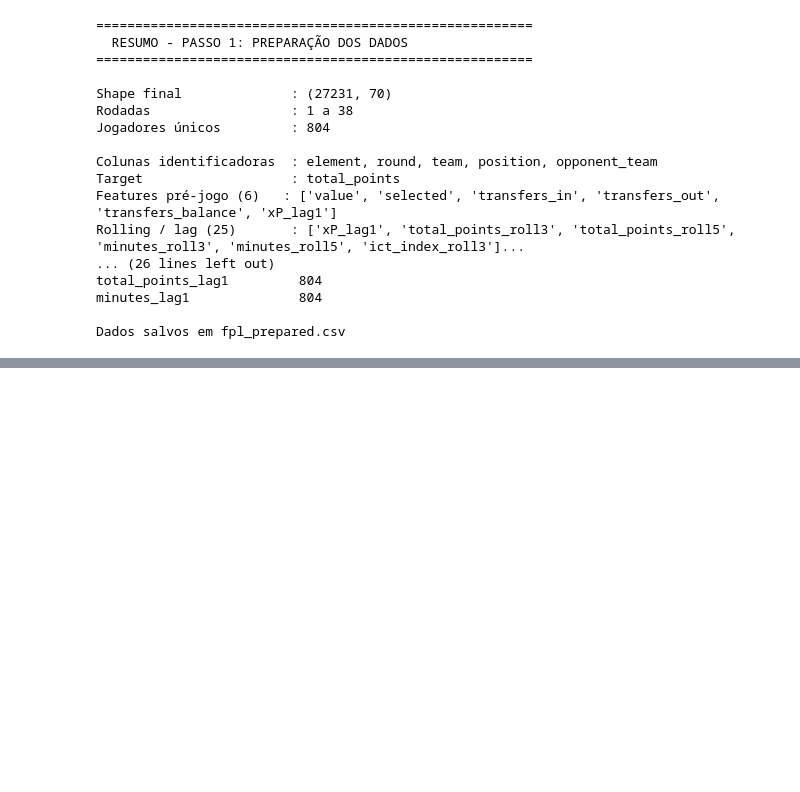
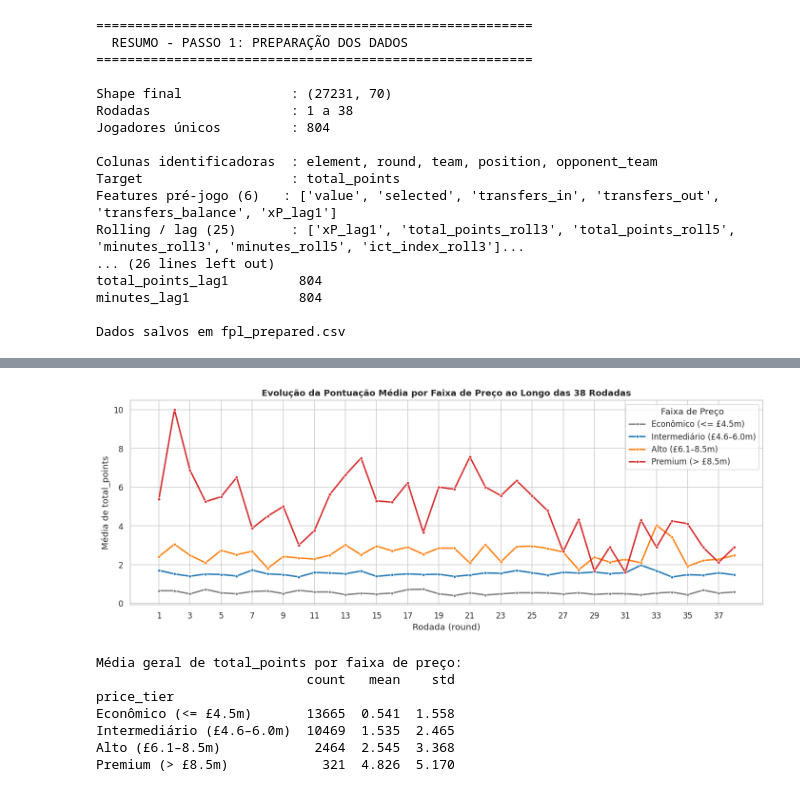
Before and after one commit to danieljmanzano/trab-icd, a Jupyter notebook: projeto_fpl.ipynb, the cells around one changed output, grey strips where cells are left out. Drawn from its saved outputs; the diff is of its cells as text; code cells hidden in the pictures; blank space fills up the shorter version.

```diff
--- a/projeto_fpl.ipynb
+++ b/projeto_fpl.ipynb
@@ -530,0 +823,44 @@ Dados salvos em fpl_prepared.csv
+# %%
+df_players = df[df['position'] != 'AM'].copy()
+df_players['price_m'] = df_players['value'] / 10.0
+
+bins = [0, 4.5, 6.0, 8.5, 20.0]
+labels = ['Econômico (<= £4.5m)', 'Intermediário (£4.6–6.0m)', 'Alto (£6.1–8.5m)', 'Premium (> £8.5m)']
+df_players['price_tier'] = pd.cut(df_players['price_m'], bins=bins, labels=labels)
+
+round_tier = (
+    df_players.groupby(['round', 'price_tier'], observed=True)['total_points']
+    .mean()
+    .reset_index()
+)
+
+fig, ax = plt.subplots(figsize=(13, 5))
+palette = {'Econômico (<= £4.5m)': '#7f7f7f',
+           'Intermediário (£4.6–6.0m)': '#1f77b4',
+           'Alto (£6.1–8.5m)': '#ff7f0e',
+           'Premium (> £8.5m)': '#d62728'}
+
+sns.lineplot(
+    data=round_tier, x='round', y='total_points', hue='price_tier',
+    palette=palette, marker='o', markersize=4, linewidth=2, ax=ax
+)
+ax.set_title('Evolução da Pontuação Média por Faixa de Preço ao Longo das 38 Rodadas', fontsize=12, fontweight='bold')
+ax.set_xlabel('Rodada (round)')
+ax.set_ylabel('Média de total_points')
+ax.set_xticks(range(1, 39, 2))
+ax.legend(title='Faixa de Preço', loc='upper right')
+
+plt.tight_layout()
+plt.show()
+
+print('Média geral de total_points por faixa de preço:')
+print(df_players.groupby('price_tier', observed=True)['total_points'].agg(['count', 'mean', 'std']).round(3).to_string())
+# %% [output]
+[figure, added]
+Média geral de total_points por faixa de preço:
+                           count   mean    std
+price_tier
+Econômico (<= £4.5m)       13665  0.541  1.558
+Intermediário (£4.6–6.0m)  10469  1.535  2.465
+Alto (£6.1–8.5m)            2464  2.545  3.368
+Premium (> £8.5m)            321  4.826  5.170
```
Also changed, not shown: parts of 23 cells of this notebook.
